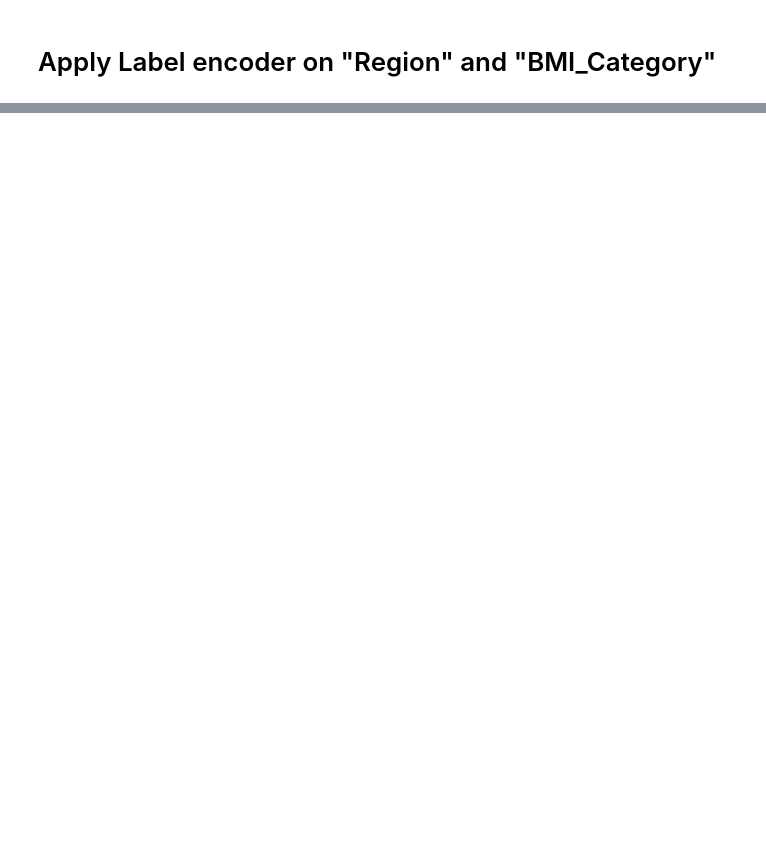
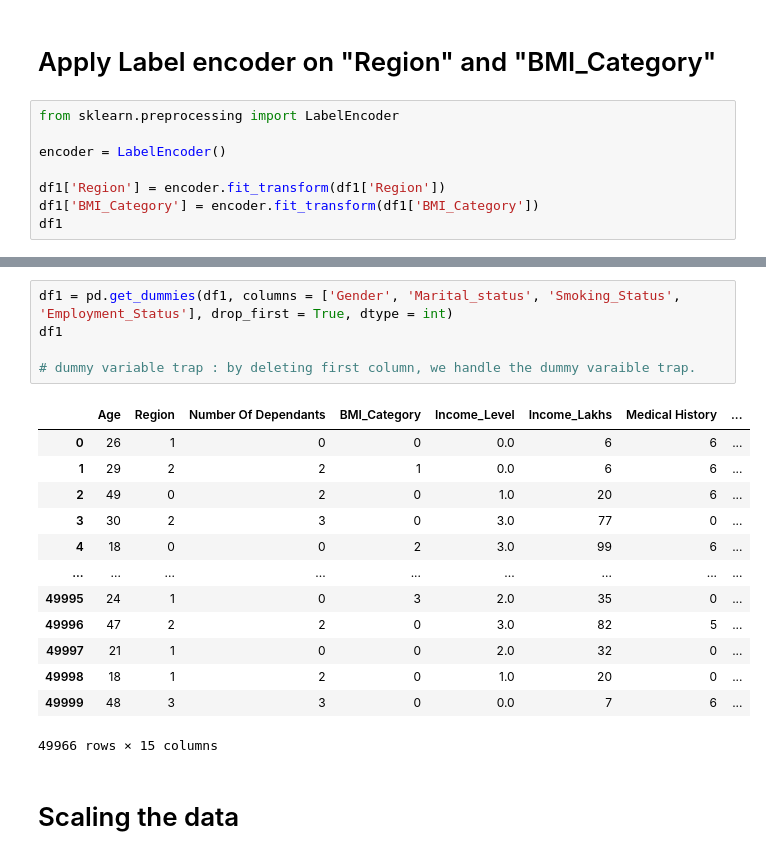
Before and after one commit to puneet-cs/DS20-Python, a Jupyter notebook: DS20_Step1.ipynb, the cells around one changed output, grey strips where cells are left out. Saved outputs shown, nothing was run; the diff lists cells and outputs as text; blank space fills up the shorter version.

```diff
--- a/DS20_Step1.ipynb
+++ b/DS20_Step1.ipynb
@@ -390,2 +406,10 @@ df1['Insurance_Plan'] = encoder.fit_transform(df1[['Insurance_Plan']])
 # %% [markdown]
 # Apply Label encoder on "Region" and "BMI_Category"
+# %%
+from sklearn.preprocessing import LabelEncoder
+
+encoder = LabelEncoder()
+
+df1['Region'] = encoder.fit_transform(df1['Region'])
+df1['BMI_Category'] = encoder.fit_transform(df1['BMI_Category'])
+df1
@@ -391,0 +436,21 @@ df1['Insurance_Plan'] = encoder.fit_transform(df1[['Insurance_Plan']])
+# %%
+df1 = pd.get_dummies(df1, columns = ['Gender', 'Marital_status', 'Smoking_Status', 'Employment_Status'], drop_first = True, dtype = int)
+df1
+
+# dummy variable trap : by deleting first column, we handle the dummy varaible trap.
+# %% [output]
+|  | Age | Region | Number Of Dependants | BMI_Category | Income_Level | Income_Lakhs | Medical History | ... |
+| 0 | 26 | 1 | 0 | 0 | 0.0 | 6 | 6 | ... |
+| 1 | 29 | 2 | 2 | 1 | 0.0 | 6 | 6 | ... |
+| 2 | 49 | 0 | 2 | 0 | 1.0 | 20 | 6 | ... |
+| 3 | 30 | 2 | 3 | 0 | 3.0 | 77 | 0 | ... |
+| 4 | 18 | 0 | 0 | 2 | 3.0 | 99 | 6 | ... |
+| ... | ... | ... | ... | ... | ... | ... | ... | ... |
+| 49995 | 24 | 1 | 0 | 3 | 2.0 | 35 | 0 | ... |
+| 49996 | 47 | 2 | 2 | 0 | 3.0 | 82 | 5 | ... |
+| 49997 | 21 | 1 | 0 | 0 | 2.0 | 32 | 0 | ... |
+| 49998 | 18 | 1 | 2 | 0 | 1.0 | 20 | 0 | ... |
+| 49999 | 48 | 3 | 3 | 0 | 0.0 | 7 | 6 | ... |
+49966 rows × 15 columns
+# %% [markdown]
+# Scaling the data
```
Also changed, not shown: parts of 5 cells of this notebook.
